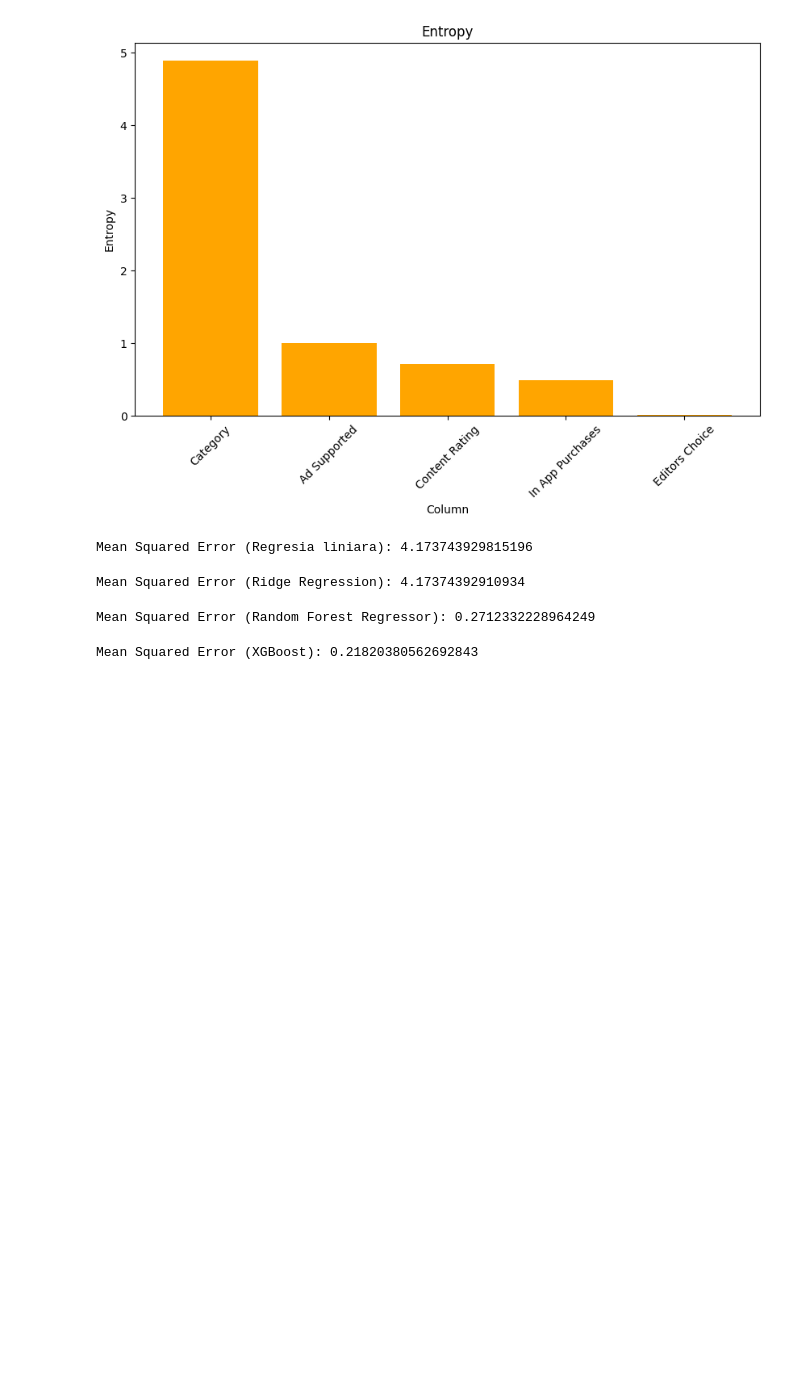
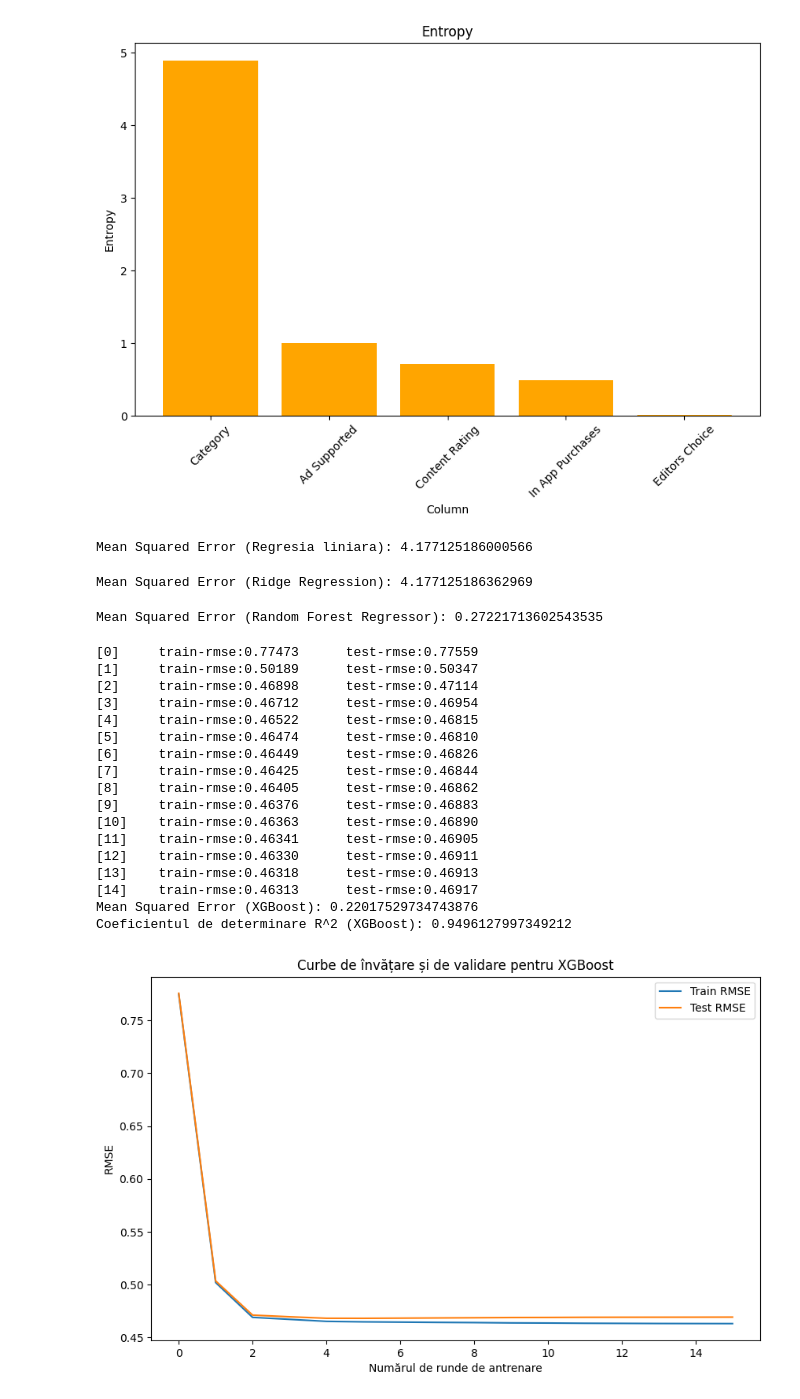
Before and after one commit to andrei-bancos/google-play-ai-model-predict-rating, a Jupyter notebook: sample.ipynb, the cells around one changed output. Drawn from its saved outputs; the diff is of its cells as text; code cells hidden in the pictures; blank space fills up the shorter version.

```diff
--- a/sample.ipynb
+++ b/sample.ipynb
@@ -248,7 +286,7 @@ X = pd.get_dummies(X, columns=['Ad Supported'], drop_first=True)
 #X = pd.get_dummies(X, columns=['Ad Supported', 'Category'], drop_first=True)
 
 # Impartim setul de date în set de antrenare si set de testare
-X_train, X_test, y_train, y_test = train_test_split(X, y, test_size=0.2, random_state=42)
+X_train, X_test, y_train, y_test = train_test_split(X, y, test_size=0.3, random_state=42, stratify=y)
 
 # Inițializam si antrenam modelul
 model_lr = LinearRegression()
@@ -261,7 +299,7 @@ y_pred_lr = model_lr.predict(X_test)
 mse_lr = mean_squared_error(y_test, y_pred_lr)
 print("Mean Squared Error (Regresia liniara):", mse_lr)
 # %% [output]
-Mean Squared Error (Regresia liniara): 4.173743929815196
+Mean Squared Error (Regresia liniara): 4.177125186000566
 # %%
 from sklearn.linear_model import Ridge
 from sklearn.preprocessing import StandardScaler
@@ -283,7 +321,7 @@ y_pred_ridge = model_ridge.predict(X_test)
 mse_ridge = mean_squared_error(y_test, y_pred_ridge)
 print("Mean Squared Error (Ridge Regression):", mse_ridge)
 # %% [output]
-Mean Squared Error (Ridge Regression): 4.17374392910934
+Mean Squared Error (Ridge Regression): 4.177125186362969
 # %%
 from sklearn.ensemble import RandomForestRegressor
 import pickle
@@ -301,32 +339,73 @@ print("Mean Squared Error (Random Forest Regressor):", mse_rf)
 
 pickle.dump(model_rf, open('model_rf.pkl', 'wb'))
 # %% [output]
-Mean Squared Error (Random Forest Regressor): 0.2712332228964249
+Mean Squared Error (Random Forest Regressor): 0.27221713602543535
 # %%
 import pickle
 loaded_model_rf = pickle.load(open('model_rf.pkl', 'rb'))
 # %%
+from sklearn.metrics import r2_score
+from matplotlib import pyplot
 import xgboost as xgb
+
 dtrain = xgb.DMatrix(X_train, label=y_train)
 dtest = xgb.DMatrix(X_test, label=y_test)
 
 params = {
     'objective': 'reg:squarederror',
     'eval_metric': 'rmse',
-    'max_depth': 6,
-    'eta': 0.3,
+    'max_depth': 10,
+    'eta': 0.7,
     'subsample': 0.8,
     'colsample_bytree': 0.8,
     'seed': 42
 }
 
 num_round = 100
 
-model_xgboost = xgb.train(params, dtrain, num_round)
+# Antrenarea modelului XGBoost
+evals_result = {}
+model_xgboost = xgb.train(params, dtrain, num_round, evals=[(dtrain, 'train'), (dtest, 'test')], evals_result=evals_result, early_stopping_rounds=10)
+
+# Extrage erorile RMSE pentru setul de antrenare și test din dicționarul evals_result
+train_rmse = evals_result['train']['rmse']
+test_rmse = evals_result['test']['rmse']
 
 y_pred = model_xgboost.predict(dtest)
 
-mse = mean_squared_error(y_test, y_pred)
-print("Mean Squared Error (XGBoost):", mse)
+mse_xgboost = mean_squared_error(y_test, y_pred)
+print("Mean Squared Error (XGBoost):", mse_xgboost)
+
+r2_xgboost = r2_score(y_test, y_pred)
+print("Coeficientul de determinare R^2 (XGBoost):", r2_xgboost)
+
+model_xgboost.save_model("xgboost.ubj")
+
+# Trasează curbele de învățare și de validare
+plt.figure(figsize=(10, 6))
+plt.plot(train_rmse, label='Train RMSE')
+plt.plot(test_rmse, label='Test RMSE')
+plt.xlabel('Numărul de runde de antrenare')
+plt.ylabel('RMSE')
+plt.title('Curbe de învățare și de validare pentru XGBoost')
+plt.legend()
+plt.show()
 # %% [output]
-Mean Squared Error (XGBoost): 0.21820380562692843
+[0]     train-rmse:0.77473      test-rmse:0.77559
+[1]     train-rmse:0.50189      test-rmse:0.50347
+[2]     train-rmse:0.46898      test-rmse:0.47114
+[3]     train-rmse:0.46712      test-rmse:0.46954
+[4]     train-rmse:0.46522      test-rmse:0.46815
+[5]     train-rmse:0.46474      test-rmse:0.46810
+[6]     train-rmse:0.46449      test-rmse:0.46826
+[7]     train-rmse:0.46425      test-rmse:0.46844
+[8]     train-rmse:0.46405      test-rmse:0.46862
+[9]     train-rmse:0.46376      test-rmse:0.46883
+[10]    train-rmse:0.46363      test-rmse:0.46890
+[11]    train-rmse:0.46341      test-rmse:0.46905
+[12]    train-rmse:0.46330      test-rmse:0.46911
+[13]    train-rmse:0.46318      test-rmse:0.46913
+[14]    train-rmse:0.46313      test-rmse:0.46917
+Mean Squared Error (XGBoost): 0.22017529734743876
+Coeficientul de determinare R^2 (XGBoost): 0.9496127997349212
+[figure, added]
```
Also changed, not shown: parts of 3 cells of this notebook, 4 other files.
